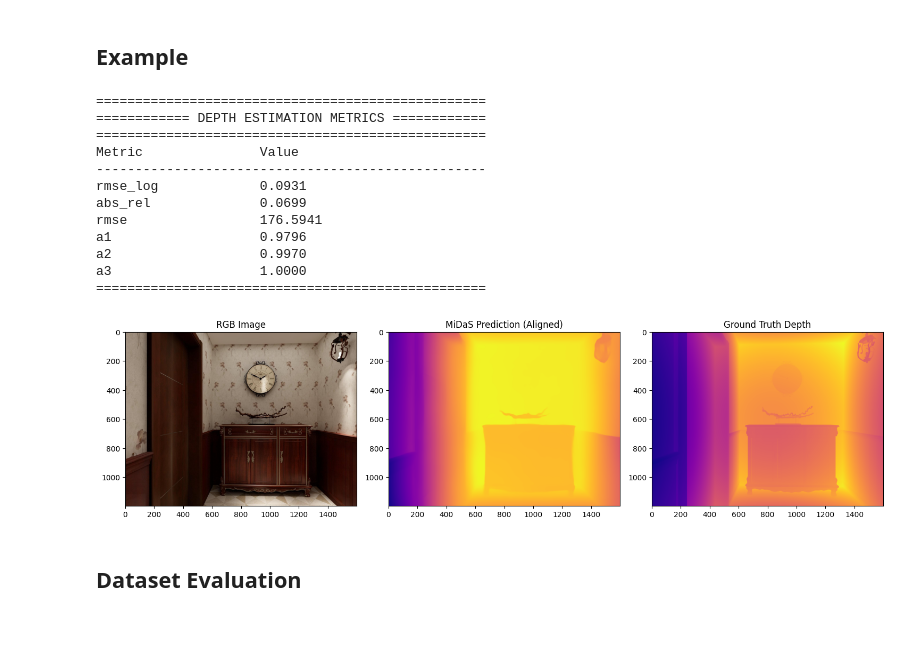
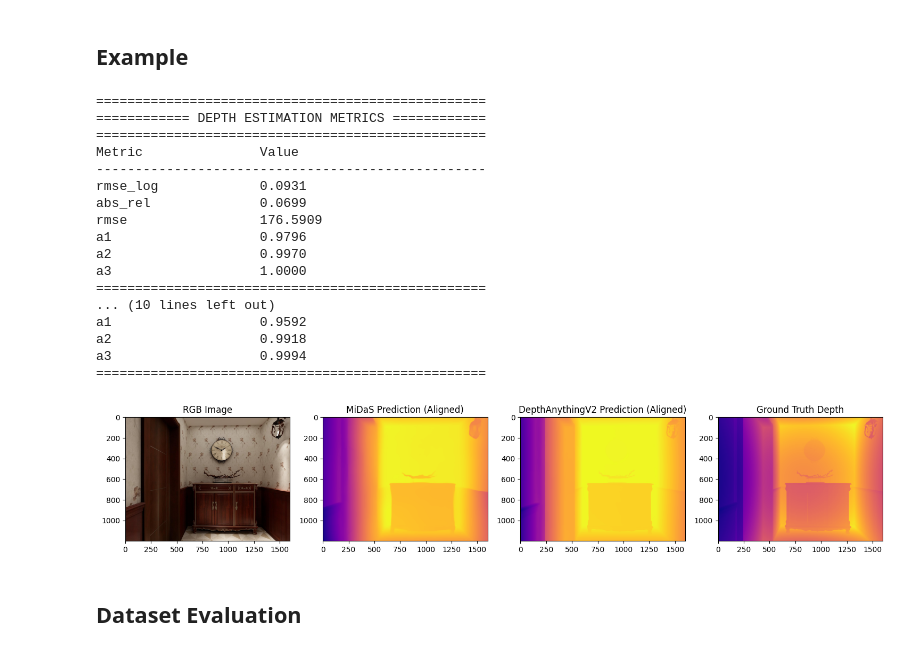
Before and after one commit to ynkf/HSLU.DSPRO2.Beyond2D, a Jupyter notebook: mde-baseline.ipynb, the cells around one changed output. Saved outputs shown, nothing was run; the diff lists cells and outputs as text; code cells hidden in the pictures.

```diff
--- a/mde-baseline.ipynb
+++ b/mde-baseline.ipynb
@@ -55,9 +61,0 @@ Using cache found in /Users/timon/.cache/torch/hub/intel-isl_MiDaS_master
-# %%
-device = torch.device("mps") if torch.backends.mps.is_available() else torch.device("cpu")
-# device = torch.device("cuda") if torch.cuda.is_available() else torch.device("cpu")
-
-print(f'selected device: {device}')
-midas.to(device)
-midas.eval()
-
-print('model ready for evaluation')
@@ -111,3 +135,16 @@ output = compute_midas(scene['image'])
+# %%
+def compute_depth_anything(image):
+    img_rgb = np.array(image)
+
+    # Convert to BGR format for OpenCV
+    img_bgr = cv2.cvtColor(img_rgb, cv2.COLOR_RGB2BGR)
+
+    with torch.no_grad():
+        depth_map = model.infer_image(img_bgr)
+
+    return depth_map
+
+output_da = compute_depth_anything(scene['image'])
 # %%
 scene = dataset[0]
 
@@ -219,40 +259,55 @@ gt_depth = np.array(scene['depth'])
 # Align MiDaS prediction to ground truth scale
 midas_aligned = align_depths(output, gt_depth)
 
+# Align DepthAnythingV2 prediction to ground truth scale
+depth_anything_aligned = align_depths(output_da, gt_depth)
+
 # Calculate metrics
-metrics = compute_metrics(midas_aligned, gt_depth)
-print_metrics(metrics)
+midas_metrics = compute_metrics(midas_aligned, gt_depth)
+print_metrics(midas_metrics)
+
+depth_anything_metrics = compute_metrics(depth_anything_aligned, gt_depth)
+print_metrics(depth_anything_metrics)
 
 # Visualize results
 plt.figure(figsize=(15, 5))
-plt.subplot(131)
+plt.subplot(141)
 plt.imshow(scene['image'])
 plt.title('RGB Image')
 
-plt.subplot(132)
+plt.subplot(142)
 plt.imshow(midas_aligned, cmap='plasma')
 plt.title('MiDaS Prediction (Aligned)')
 
-plt.subplot(133)
+plt.subplot(143)
+plt.imshow(depth_anything_aligned, cmap='plasma')
+plt.title('DepthAnythingV2 Prediction (Aligned)')
+
+plt.subplot(144)
 plt.imshow(gt_depth, cmap='plasma')
 plt.title('Ground Truth Depth')
 
 plt.tight_layout()
 plt.show()
 # %% [output]
 ==================================================
 ============ DEPTH ESTIMATION METRICS ============
 ==================================================
 Metric               Value
 --------------------------------------------------
 rmse_log             0.0931
 abs_rel              0.0699
-rmse                 176.5941
+rmse                 176.5909
 a1                   0.9796
 a2                   0.9970
 a3                   1.0000
 ==================================================
+... (10 lines left out)
+a1                   0.9592
+a2                   0.9918
+a3                   0.9994
+==================================================
-[figure, old version]
+[figure, new version]
 # %% [markdown]
 ## Dataset Evaluation
 # %%
```
Also changed, not shown: parts of 12 cells of this notebook, 1 other file.
